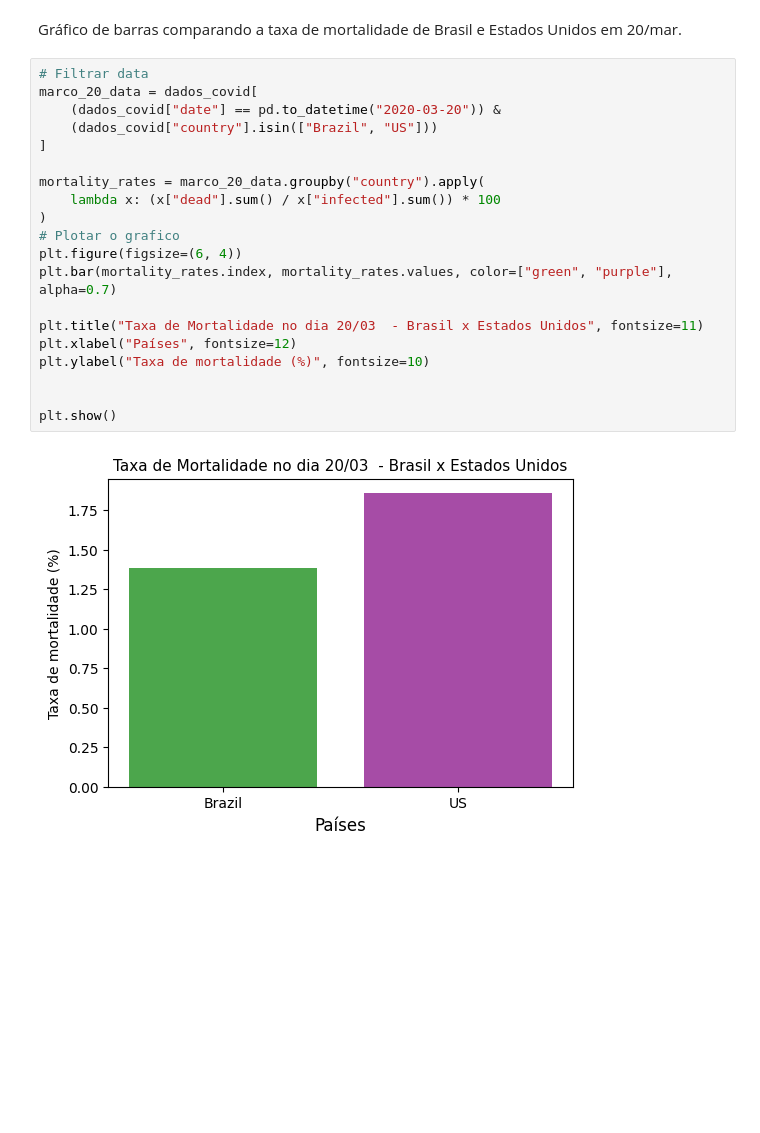
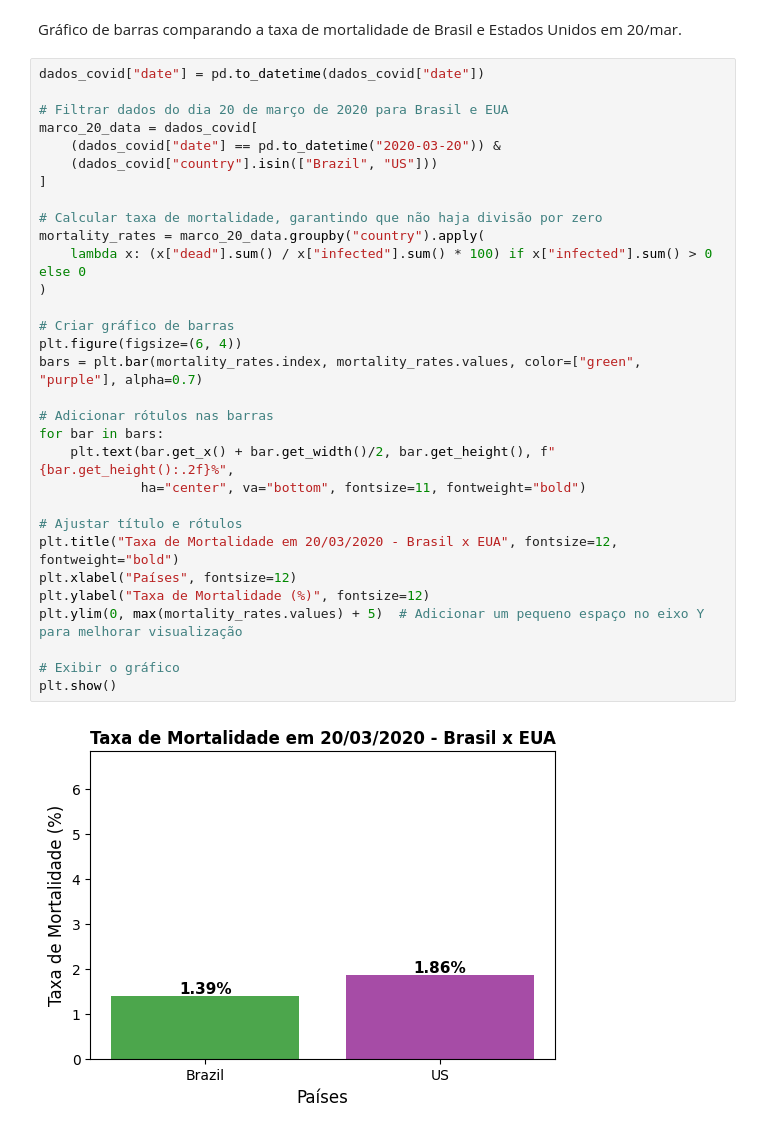
Before and after one commit to jessystem/analise_covid, a Jupyter notebook: analise_covid.ipynb, the cells around one changed output. Saved outputs shown, nothing was run; the diff lists cells and outputs as text; blank space fills up the shorter version.

```diff
--- a/analise_covid.ipynb
+++ b/analise_covid.ipynb
@@ -522,24 +522,35 @@ plt.show()
 Gráfico de barras comparando a taxa de mortalidade de Brasil e Estados Unidos em
 20/mar.
 # %%
-# Filtrar data
+dados_covid["date"] = pd.to_datetime(dados_covid["date"])
+
+# Filtrar dados do dia 20 de março de 2020 para Brasil e EUA
 marco_20_data = dados_covid[
     (dados_covid["date"] == pd.to_datetime("2020-03-20")) &
     (dados_covid["country"].isin(["Brazil", "US"]))
 ]
 
+# Calcular taxa de mortalidade, garantindo que não haja divisão por zero
 mortality_rates = marco_20_data.groupby("country").apply(
-    lambda x: (x["dead"].sum() / x["infected"].sum()) * 100
+    lambda x: (x["dead"].sum() / x["infected"].sum() * 100) if x["infected"].sum() > 0 else 0
 )
-# Plotar o grafico
+
+# Criar gráfico de barras
 plt.figure(figsize=(6, 4))
-plt.bar(mortality_rates.index, mortality_rates.values, color=["green", "purple"], alpha=0.7)
+bars = plt.bar(mortality_rates.index, mortality_rates.values, color=["green", "purple"], alpha=0.7)
 
-plt.title("Taxa de Mortalidade no dia 20/03  - Brasil x Estados Unidos", fontsize=11)
+# Adicionar rótulos nas barras
+for bar in bars:
+    plt.text(bar.get_x() + bar.get_width()/2, bar.get_height(), f"{bar.get_height():.2f}%",
+             ha="center", va="bottom", fontsize=11, fontweight="bold")
+
+# Ajustar título e rótulos
+plt.title("Taxa de Mortalidade em 20/03/2020 - Brasil x EUA", fontsize=12, fontweight="bold")
 plt.xlabel("Países", fontsize=12)
-plt.ylabel("Taxa de mortalidade (%)", fontsize=10)
+plt.ylabel("Taxa de Mortalidade (%)", fontsize=12)
+plt.ylim(0, max(mortality_rates.values) + 5)  # Adicionar um pequeno espaço no eixo Y para melhorar visualização
 
-
+# Exibir o gráfico
 plt.show()
 # %% [output]
-[figure, old version]
+[figure, new version]
```
